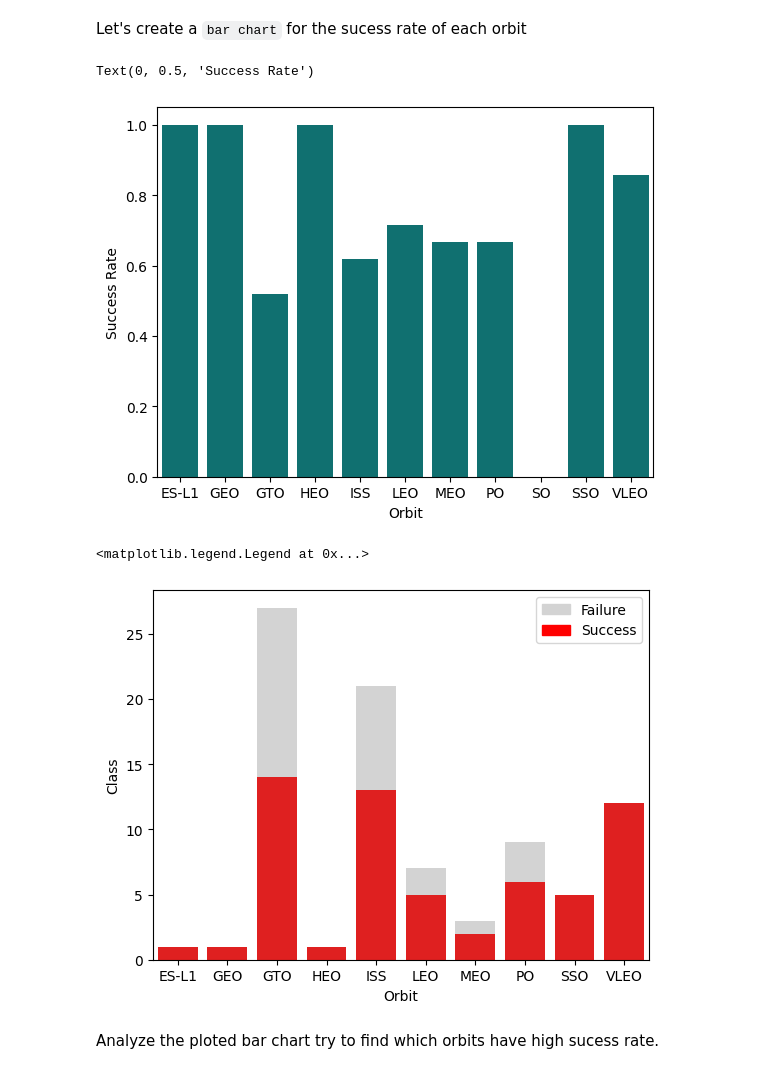
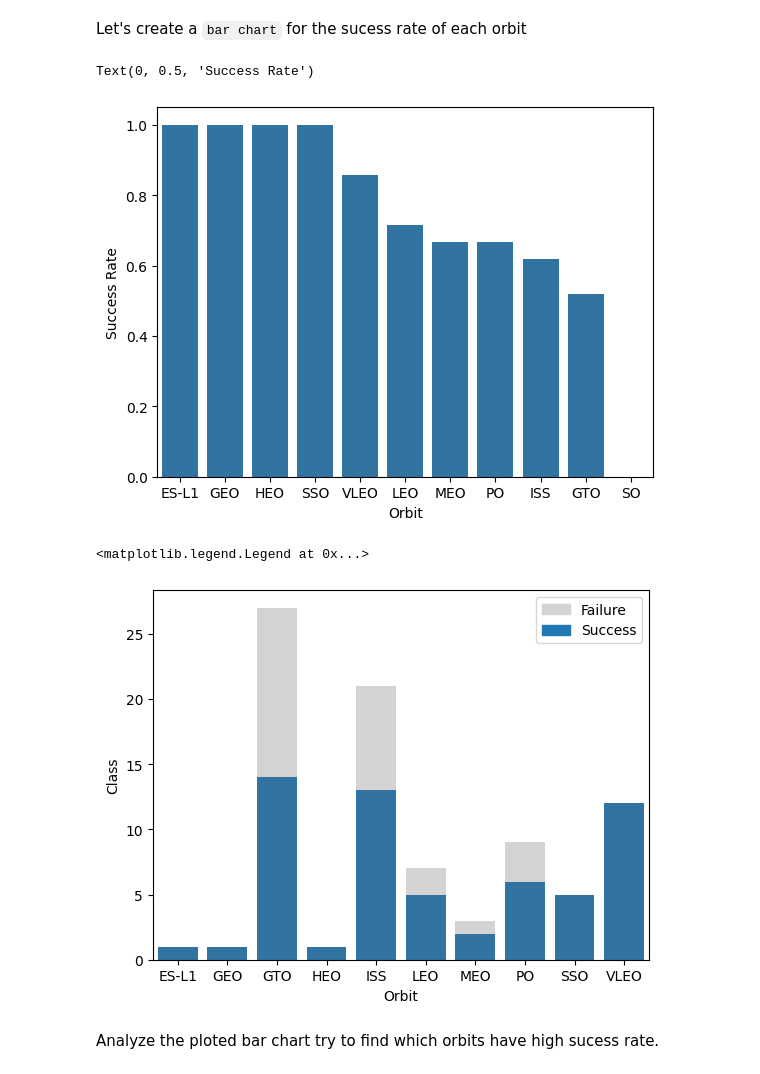
Before and after one commit to 20120088/DSCapstone, a Jupyter notebook: jupyter-labs-eda-dataviz.ipynb, the cells around one changed output. Drawn from its saved outputs; the diff is of its cells as text; code cells hidden in the pictures.

```diff
--- a/jupyter-labs-eda-dataviz.ipynb
+++ b/jupyter-labs-eda-dataviz.ipynb
@@ -112,11 +112,13 @@ Next, we want to visually check if there are any relationship between success ra
 Let's create a `bar chart` for the sucess rate of each orbit
 # %%
 # HINT use groupby method on Orbit column and get the mean of Class snscolumn
-sns.barplot(x = 'Orbit', y = 'Class', data = df[['Class', 'Orbit']].groupby(['Orbit']).mean().reset_index(), color = 'teal')
+sns.barplot(x = 'Orbit', y = 'Class',
+            data = df[['Class', 'Orbit']].groupby(['Orbit']).mean().reset_index().sort_values(by = ['Class'], ascending = False),
+           color = '#1f77b4')
 plt.ylabel('Success Rate')
 # %% [output]
 Text(0, 0.5, 'Success Rate')
-[figure, old version]
+[figure, new version]
 # %%
 import matplotlib.patches as mpatches
 
@@ -124,14 +126,14 @@ success_orbit = df[df['Class'] == 1][['Class', 'Orbit']].groupby(by = ['Orbit'])
 failure_orbit = df[['Class', 'Orbit']].groupby(by = ['Orbit']).count().reset_index()
 
 sns.barplot(x = 'Orbit', y = 'Class', data = failure_orbit, color = 'lightgrey')
-sns.barplot(x = 'Orbit', y = 'Class', data = success_orbit, color = 'red')
+sns.barplot(x = 'Orbit', y = 'Class', data = success_orbit, color = '#1f77b4')
 
 top_bar = mpatches.Patch(color = 'lightgrey', label = 'Failure')
-bottom_bar = mpatches.Patch(color = 'red', label = 'Success')
+bottom_bar = mpatches.Patch(color = '#1f77b4', label = 'Success')
 plt.legend(handles = [top_bar, bottom_bar])
 # %% [output]
 <matplotlib.legend.Legend at 0x...>
-[figure, old version]
+[figure, new version]
 # %% [markdown]
 Analyze the ploted bar chart try to find which orbits have high sucess rate.
 # %% [markdown]
```
Also changed, not shown: parts of 2 cells of this notebook, 3 other files.
